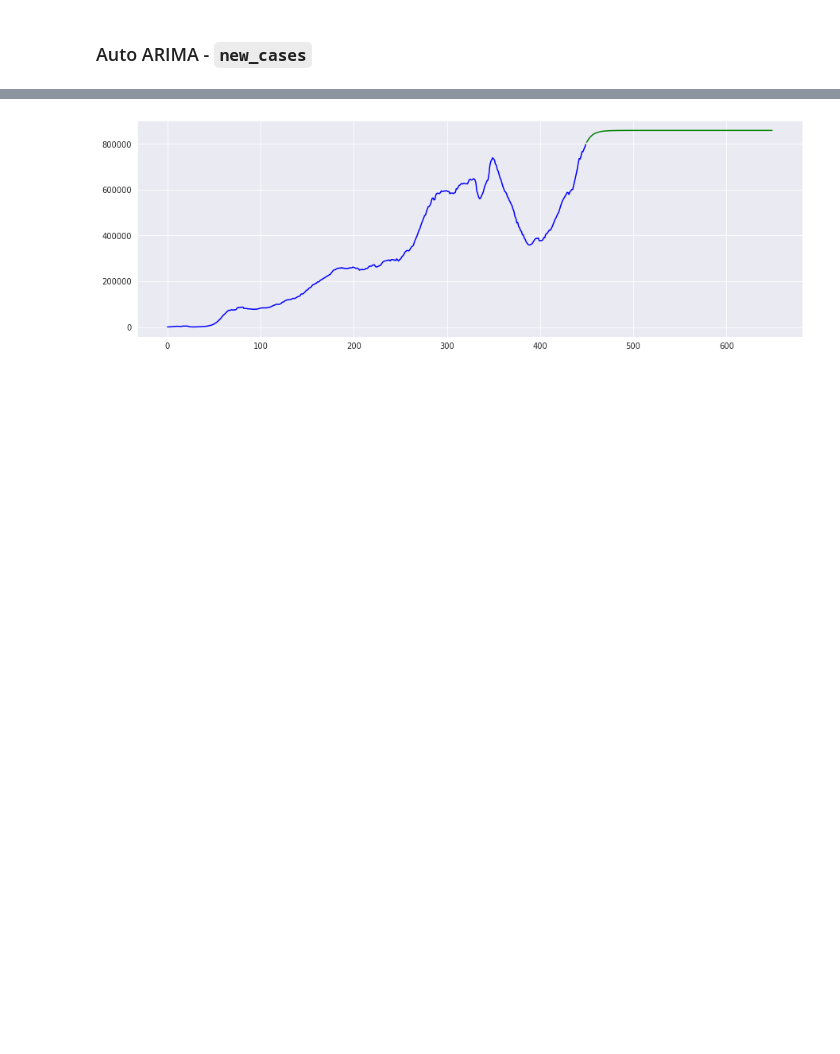
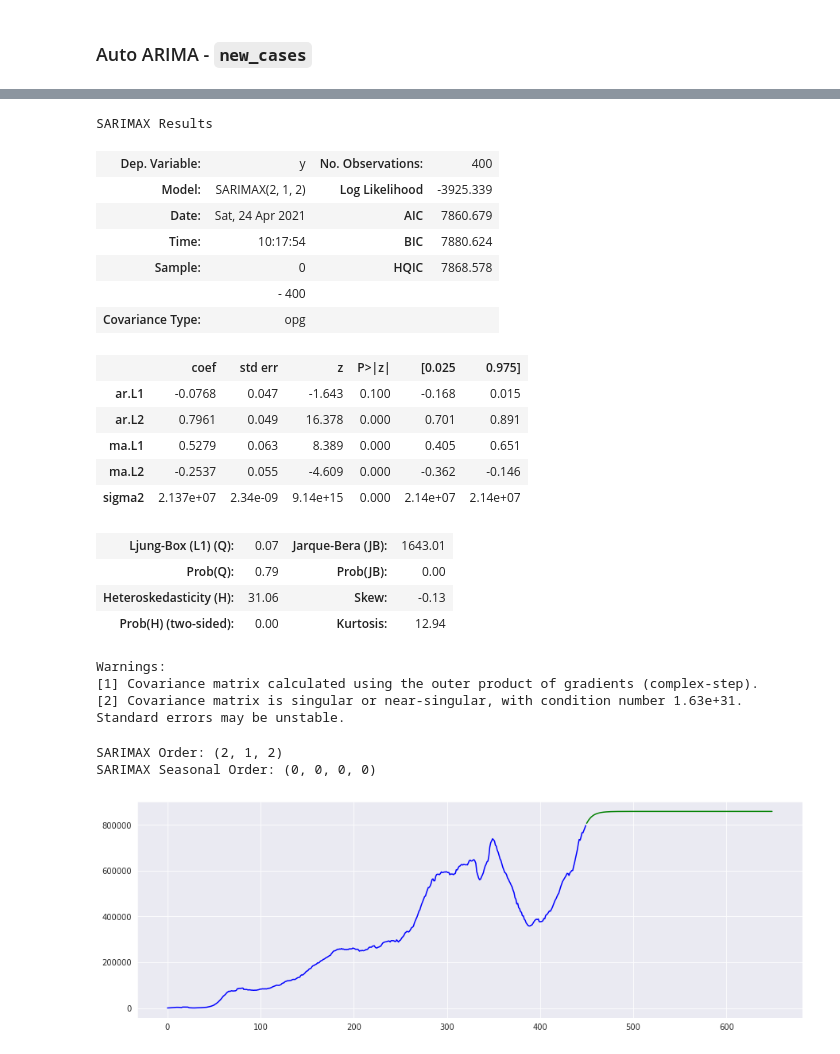
Before and after one commit to 98Glopes/forecast-covid, a Jupyter notebook: eda - covid19/EDA - Covid19.ipynb, the cells around one changed output, grey strips where cells are left out. Drawn from its saved outputs; the diff is of its cells as text; code cells hidden in the pictures; blank space fills up the shorter version.

```diff
--- a/eda - covid19/EDA - Covid19.ipynb
+++ b/eda - covid19/EDA - Covid19.ipynb
@@ -86,0 +70,30 @@ plt.show()
+# %%
+model.summary()
+# %% [output]
+SARIMAX Results
+| Dep. Variable: | y | No. Observations: | 400 |
+| Model: | SARIMAX(2, 1, 2) | Log Likelihood | -3925.339 |
+| Date: | Sat, 24 Apr 2021 | AIC | 7860.679 |
+| Time: | 10:17:54 | BIC | 7880.624 |
+| Sample: | 0 | HQIC | 7868.578 |
+|  | - 400 |  |  |
+| Covariance Type: | opg |  |  |
+|  | coef | std err | z | P>|z| | [0.025 | 0.975] |
+| ar.L1 | -0.0768 | 0.047 | -1.643 | 0.100 | -0.168 | 0.015 |
+| ar.L2 | 0.7961 | 0.049 | 16.378 | 0.000 | 0.701 | 0.891 |
+| ma.L1 | 0.5279 | 0.063 | 8.389 | 0.000 | 0.405 | 0.651 |
+| ma.L2 | -0.2537 | 0.055 | -4.609 | 0.000 | -0.362 | -0.146 |
+| sigma2 | 2.137e+07 | 2.34e-09 | 9.14e+15 | 0.000 | 2.14e+07 | 2.14e+07 |
+| Ljung-Box (L1) (Q): | 0.07 | Jarque-Bera (JB): | 1643.01 |
+| Prob(Q): | 0.79 | Prob(JB): | 0.00 |
+| Heteroskedasticity (H): | 31.06 | Skew: | -0.13 |
+| Prob(H) (two-sided): | 0.00 | Kurtosis: | 12.94 |
+Warnings:
+[1] Covariance matrix calculated using the outer product of gradients (complex-step).
+[2] Covariance matrix is singular or near-singular, with condition number 1.63e+31. Standard errors may be unstable.
+# %%
+print(F'SARIMAX Order: {model.order}')
+print(F'SARIMAX Seasonal Order: {model.seasonal_order}')
+# %% [output]
+SARIMAX Order: (2, 1, 2)
+SARIMAX Seasonal Order: (0, 0, 0, 0)
```
Also changed, not shown: parts of 13 cells of this notebook, 1 other file.
